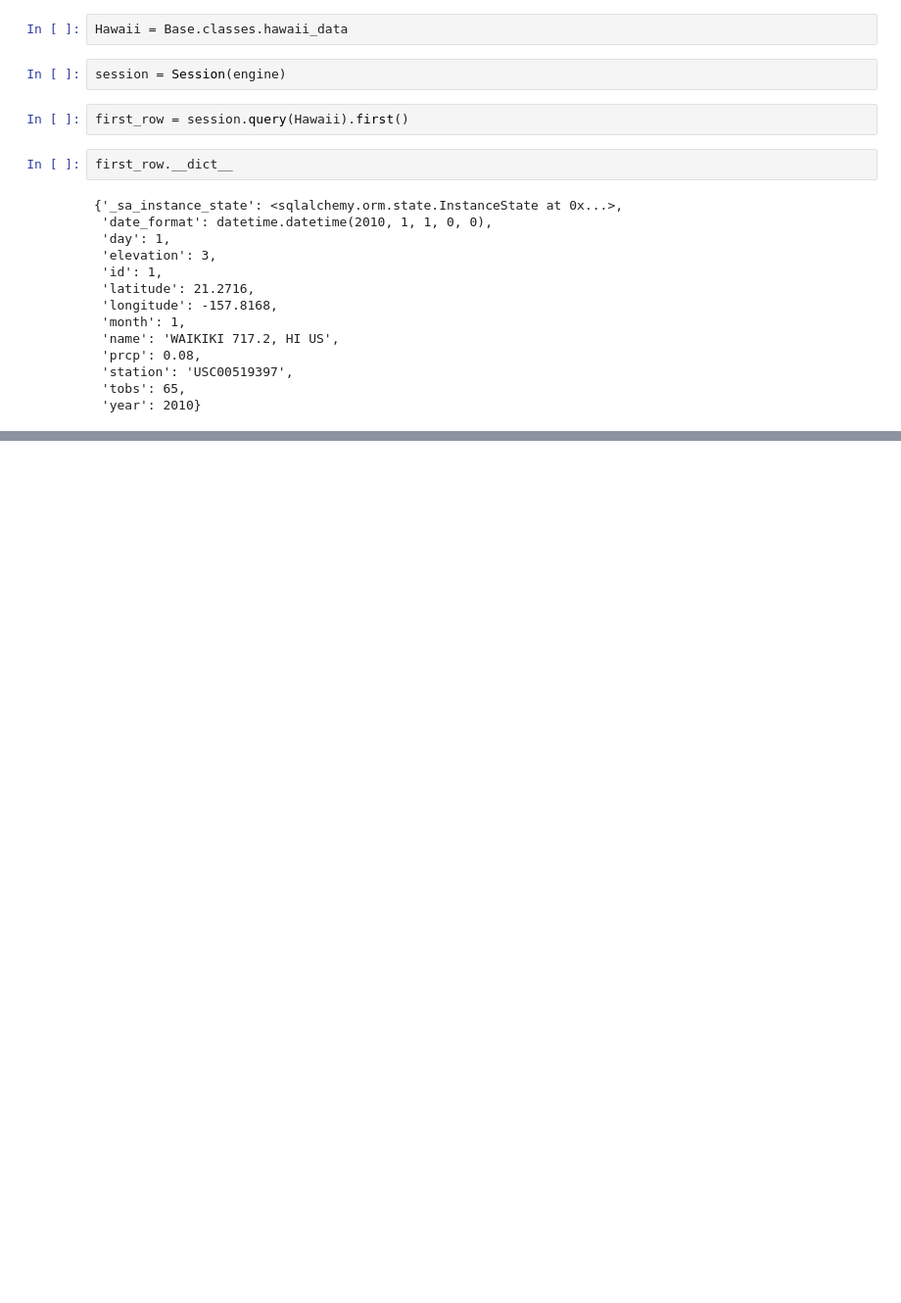
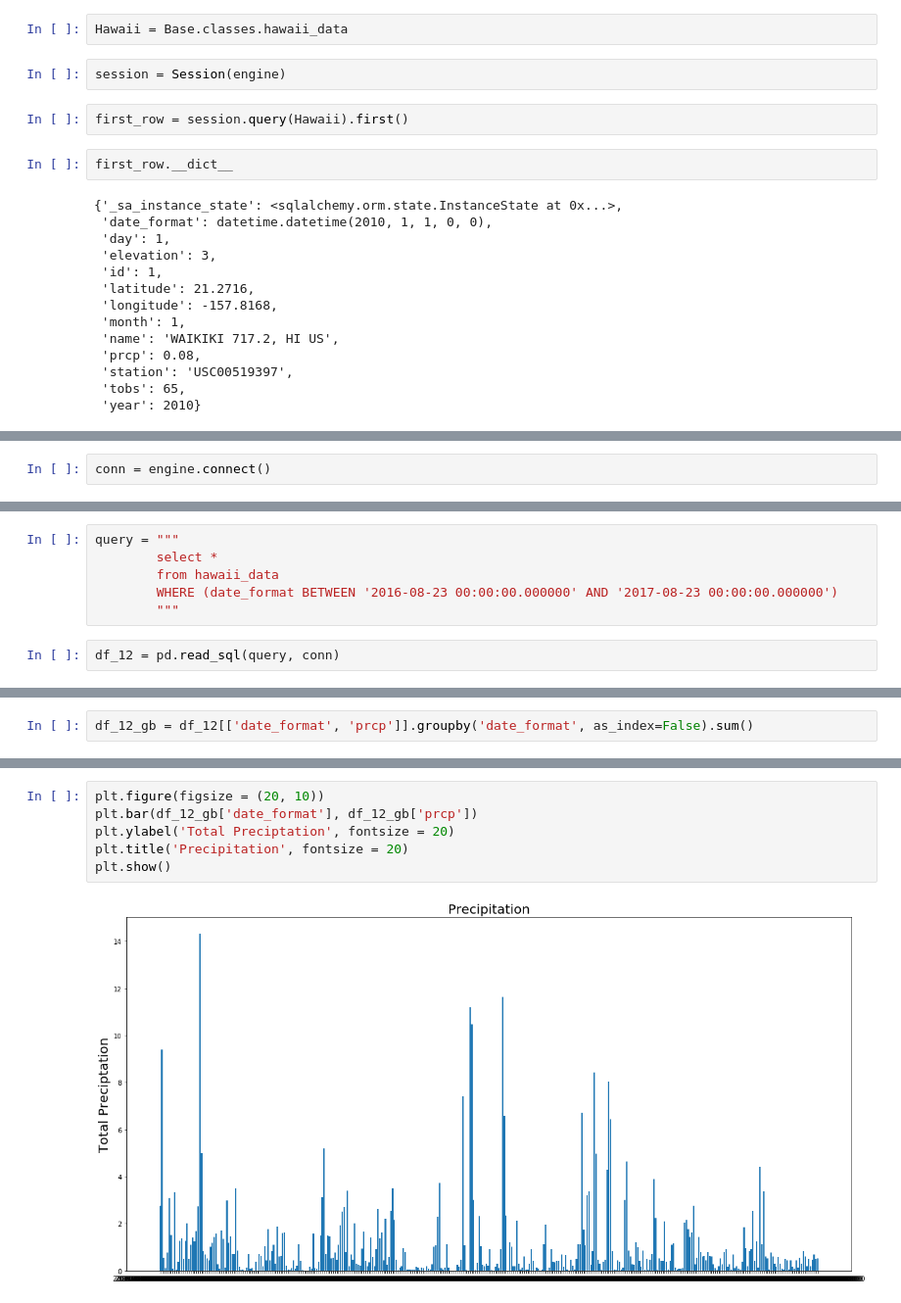
Before and after one commit to gaguinaldo/uscdatabootcamp, a Jupyter notebook: hw-9/climate_analysis.ipynb, the cells around one changed output, grey strips where cells are left out. Shown at 98% size. Saved outputs shown, nothing was run; the diff lists cells and outputs as text; blank space fills up the shorter version.

```diff
--- a/hw-9/climate_analysis.ipynb
+++ b/hw-9/climate_analysis.ipynb
@@ -50,0 +80,2 @@ first_row.__dict__
+# %%
+conn = engine.connect()
@@ -50,0 +96,8 @@ first_row.__dict__
+# %%
+query = """
+        select *
+        from hawaii_data
+        WHERE (date_format BETWEEN '2016-08-23 00:00:00.000000' AND '2017-08-23 00:00:00.000000')
+        """
+# %%
+df_12 = pd.read_sql(query, conn)
@@ -50,0 +117,2 @@ first_row.__dict__
+# %%
+df_12_gb = df_12[['date_format', 'prcp']].groupby('date_format', as_index=False).sum()
@@ -50,0 +137,8 @@ first_row.__dict__
+# %%
+plt.figure(figsize = (20, 10))
+plt.bar(df_12_gb['date_format'], df_12_gb['prcp'])
+plt.ylabel('Total Preciptation', fontsize = 20)
+plt.title('Precipitation', fontsize = 20)
+plt.show()
+# %% [output]
+[figure, added]
```
Also changed, not shown: parts of 13 cells of this notebook, 1 other file.
